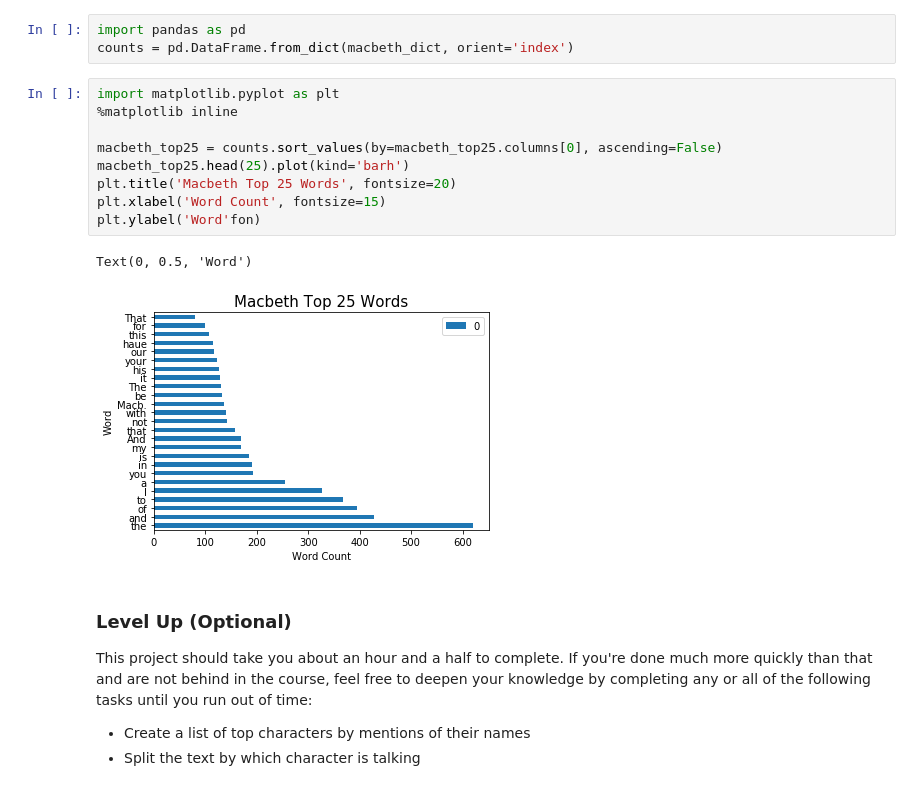
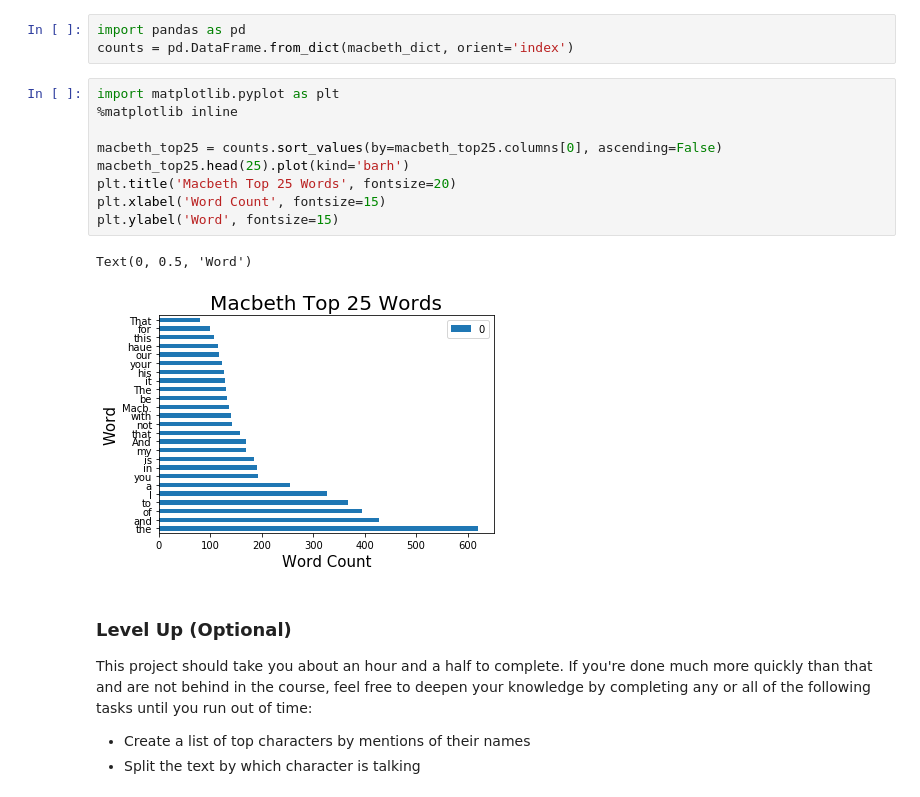
Before and after one commit to mandoiwanaga/dsc-0-01-23-project-lab-seattle-ds-career-040119, a Jupyter notebook: index.ipynb, the cells around one changed output. Cells and saved outputs as stored; diff of their text form.

```diff
--- a/index.ipynb
+++ b/index.ipynb
@@ -83,15 +83,15 @@ counts = pd.DataFrame.from_dict(macbeth_dict, orient='index')
 # %%
 import matplotlib.pyplot as plt
 %matplotlib inline
 
 macbeth_top25 = counts.sort_values(by=macbeth_top25.columns[0], ascending=False)
 macbeth_top25.head(25).plot(kind='barh')
 plt.title('Macbeth Top 25 Words', fontsize=20)
 plt.xlabel('Word Count', fontsize=15)
-plt.ylabel('Word'fon)
+plt.ylabel('Word', fontsize=15)
 # %% [output]
 Text(0, 0.5, 'Word')
-[figure, old version]
+[figure, new version]
 # %% [markdown]
 ### Level Up (Optional)
 This project should take you about an hour and a half to complete. If you're done much more quickly than that and are not behind in the course, feel free to deepen your knowledge by completing any or all of the following tasks until you run out of time:
```
